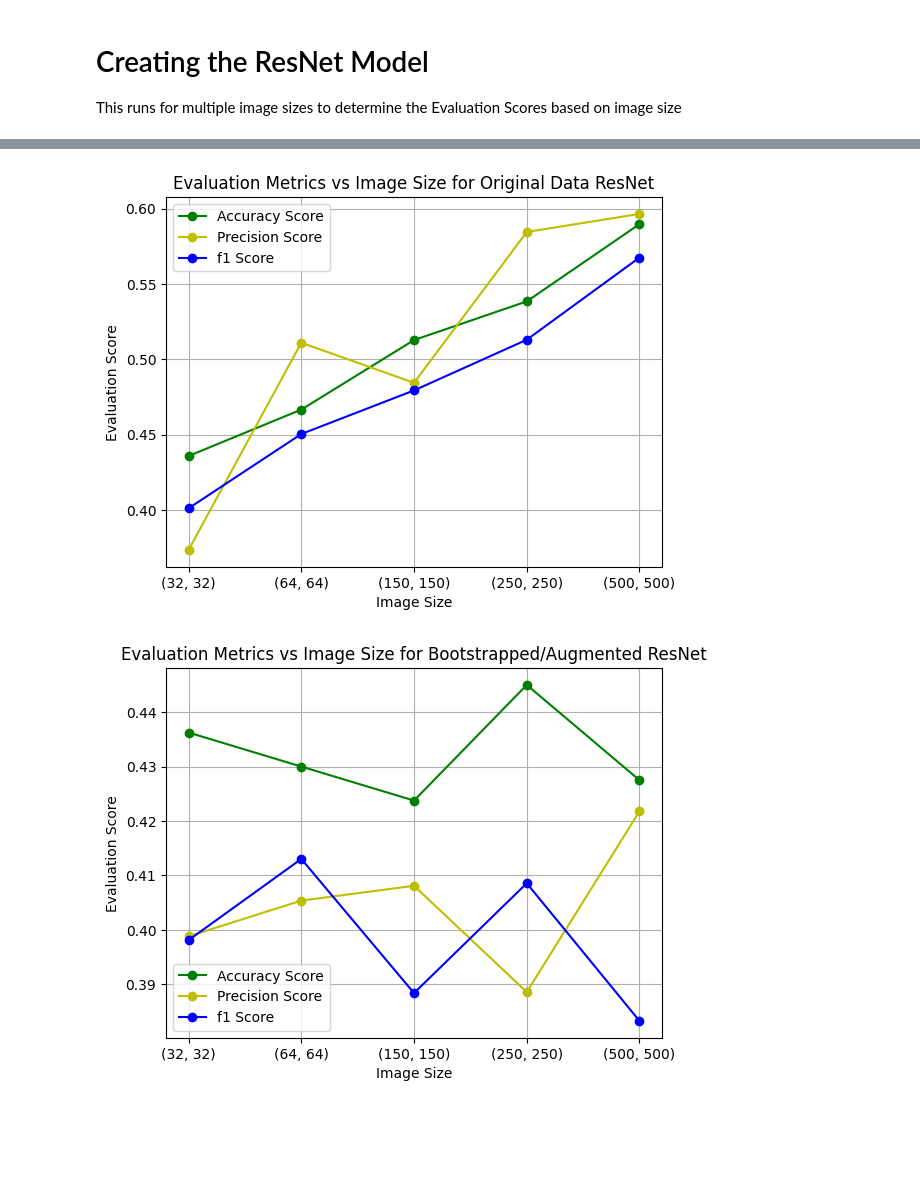
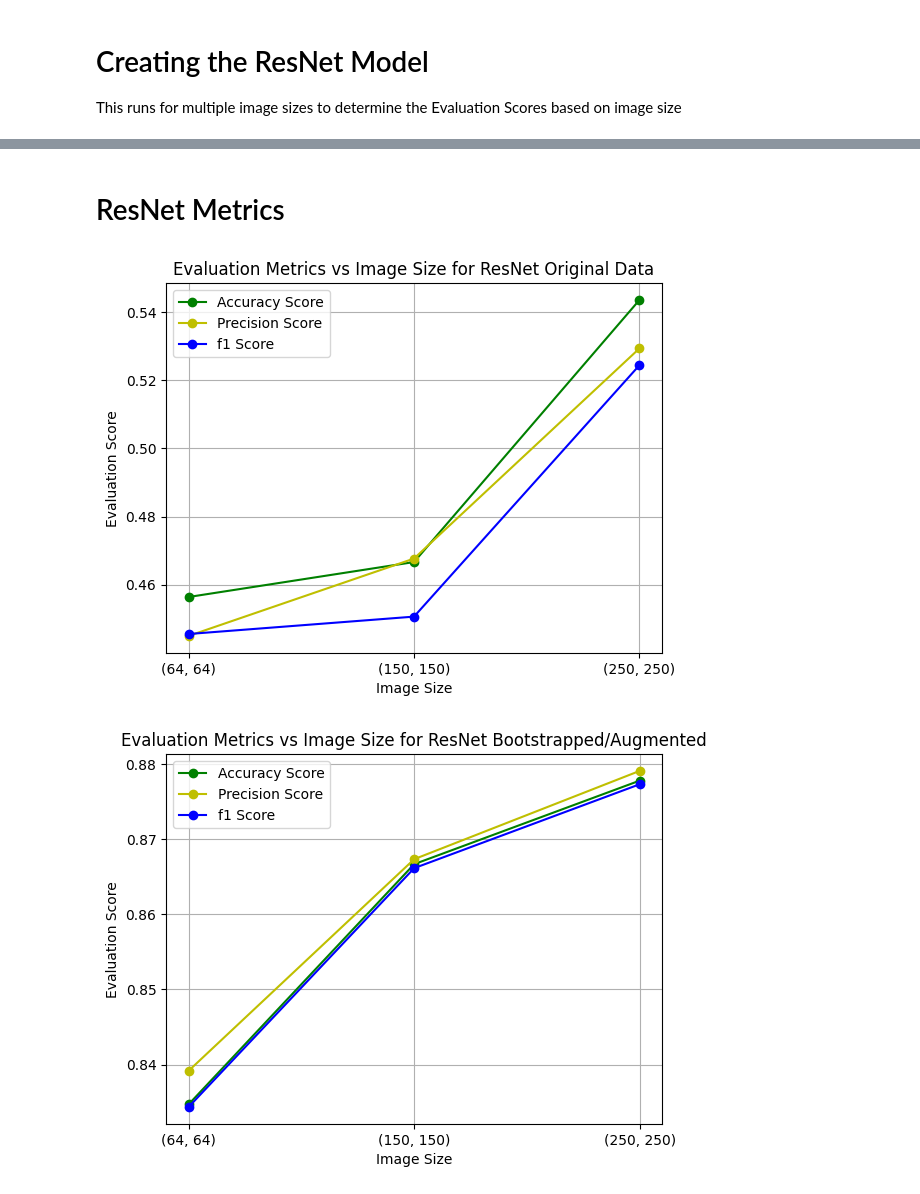
Before and after one commit to AustinAHolmes/Fridges, a Jupyter notebook: training_mod.ipynb, the cells around one changed output, grey strips where cells are left out. Cells and saved outputs as stored; diff of their text form; code cells hidden in the pictures; blank space fills up the shorter version.

Commit message:
Updates to Mobile/DenseNet/Acc Charts

```diff
--- a/training_mod.ipynb
+++ b/training_mod.ipynb
@@ -256,13 +250,13 @@ Total number of Y: 4000
+# %%
+# List of image sizes
+image_size = [(64, 64), (150, 150), (250, 250)]
+
+# Epoch count, currently set to 5
+epochs = 8
 # %% [markdown]
 # Creating a Sequential model
 This runs for multiple image sizes to determine the Evaluation scores based on image size
 # %%
-# List of image sizes
-image_size = [(32, 32), (64, 64), (150, 150), (250, 250), (500, 500)]
-
-# Epoch count, currently anything over 5 epochs does not result in any change in the accuracy rating
-epochs = 5
-
 # Creating a list to store the image sizes and accuracy ratings for the Sequential Model
 conv_accuracy_results = []
 def create_sequential_model(image_size, files, Y):
@@ -286,6 +280,8 @@ def create_sequential_model(image_size, files, Y):
         X_train, X_test, Y_train, Y_test = train_test_split(X, Y, test_size=0.2, random_state=38)
 
         # Creating a Sequential Convolution Neural Network model with 2 layers
+
+
         model = models.Sequential([
         layers.Conv2D(32, (3,3), activation = 'relu', input_shape = (size[0], size[1], 3)),
         layers.MaxPooling2D(pool_size=(2, 2)),
@@ -324,6 +320,5 @@ def create_sequential_model(image_size, files, Y):
         print(f'Image Size: {size}')
         print(classification_rep)
 
-
     return conv_accuracy_results
 # %%
@@ -458,12 +433,6 @@ create_accuracy_rating_graph(files_augmented_conv_accuracy_results, 'Bootstrappe
 # Creating the ResNet Model
 This runs for multiple image sizes to determine the Evaluation Scores based on image size
 # %%
-# List of image sizes
-image_size = [ (32, 32), (64, 64), (150, 150), (250, 250), (500, 500)]
-
-# Epoch count, currently set to 5
-epochs = 5
-
 # Creating a list to store the image sizes and accuracy ratings for the ResNet model
 resNet_accuracy_results = []
 
@@ -497,12 +466,11 @@ def create_resNetModel(image_size, files, Y):
 
             # Adding our extra layers to be trained
             layers.GlobalAveragePooling2D(),
-            layers.Dense(256, activation= 'relu', input_shape = (size[0], size[1], 3)),
-            layers.GlobalAveragePooling2D(),
-            layers.Dense(128, activation= 'relu', input_shape = (size[0], size[1], 3)),
-            layers.GlobalAveragePooling2D(),
-            layers.Dense(128, activation= 'relu', input_shape = (size[0], size[1], 3)),
-            layers.GlobalAveragePooling2D(),
+            layers.Dense(256, activation= 'relu'),
+            layers.Dropout(0.3),
+            layers.Dense(64, activation= 'relu'),
+            layers.Dropout(0.3),
+
             # Dense layer of size 3 to match the input size of the numpy array Y
             layers.Dense(3, activation='softmax')
         ])
@@ -547,7 +805,7 @@ ValueError: Input 0 of layer "global_average_pooling2d_17" is incompatible with
 # %%
-def create_resnet_accuracy_rating_graph(resNet_accuracy_results, title):
+def create_accuracy_rating_graph(accuracy_results, title):
     # Creating variables for each item in conv_accuracy_results
-    sizes, acc, prec, recall, f1, classrep = zip(*resNet_accuracy_results)
+    sizes, acc, prec, recall, f1, classrep = zip(*accuracy_results)
 
     # Converting the image sizes into a string so they can be used for the X axis
     sizes = [str(size) for size in sizes]
@@ -558,7 +816,7 @@ def create_resnet_accuracy_rating_graph(resNet_accuracy_results, title):
     #plt.plot(sizes, recall, marker='o', color = 'r', label = 'Recall Score')
     plt.plot(sizes, prec, marker='o', color = 'y', label = 'Precision Score')
     plt.plot(sizes, f1, marker='o', color = 'b', label = 'f1 Score')
-    plt.title('Evaluation Metrics vs Image Size for '+title+' ResNet')
+    plt.title('Evaluation Metrics vs Image Size for '+ title)
     plt.xlabel('Image Size')
     plt.ylabel('Evaluation Score')
     plt.legend()
@@ -567,6 +833,8 @@ def create_resnet_accuracy_rating_graph(resNet_accuracy_results, title):
+# %% [markdown]
+# ResNet Metrics
 # %%
-create_resnet_accuracy_rating_graph(file_resnet_accuracy_results, 'Original Data')
-create_resnet_accuracy_rating_graph(files_augmented_resnet_accuracy_results, 'Bootstrapped/Augmented')
+create_accuracy_rating_graph(file_resnet_accuracy_results, 'ResNet Original Data')
+create_accuracy_rating_graph(files_augmented_resnet_accuracy_results, 'ResNet Bootstrapped/Augmented')
 # %% [output]
-[figure, old version]
+[figure, new version]
-[figure, old version]
+[figure, new version]
```
Also changed, not shown: parts of 25 cells of this notebook.
